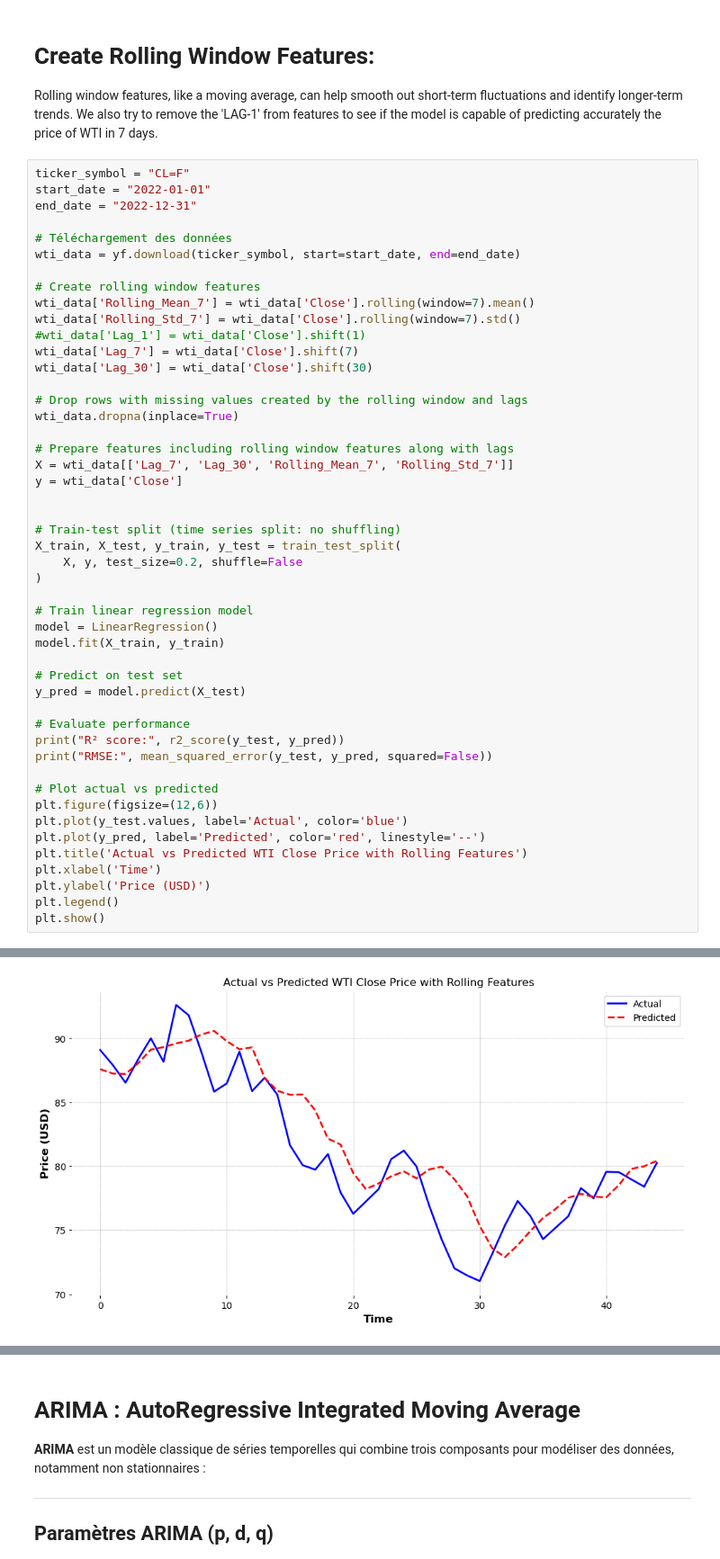
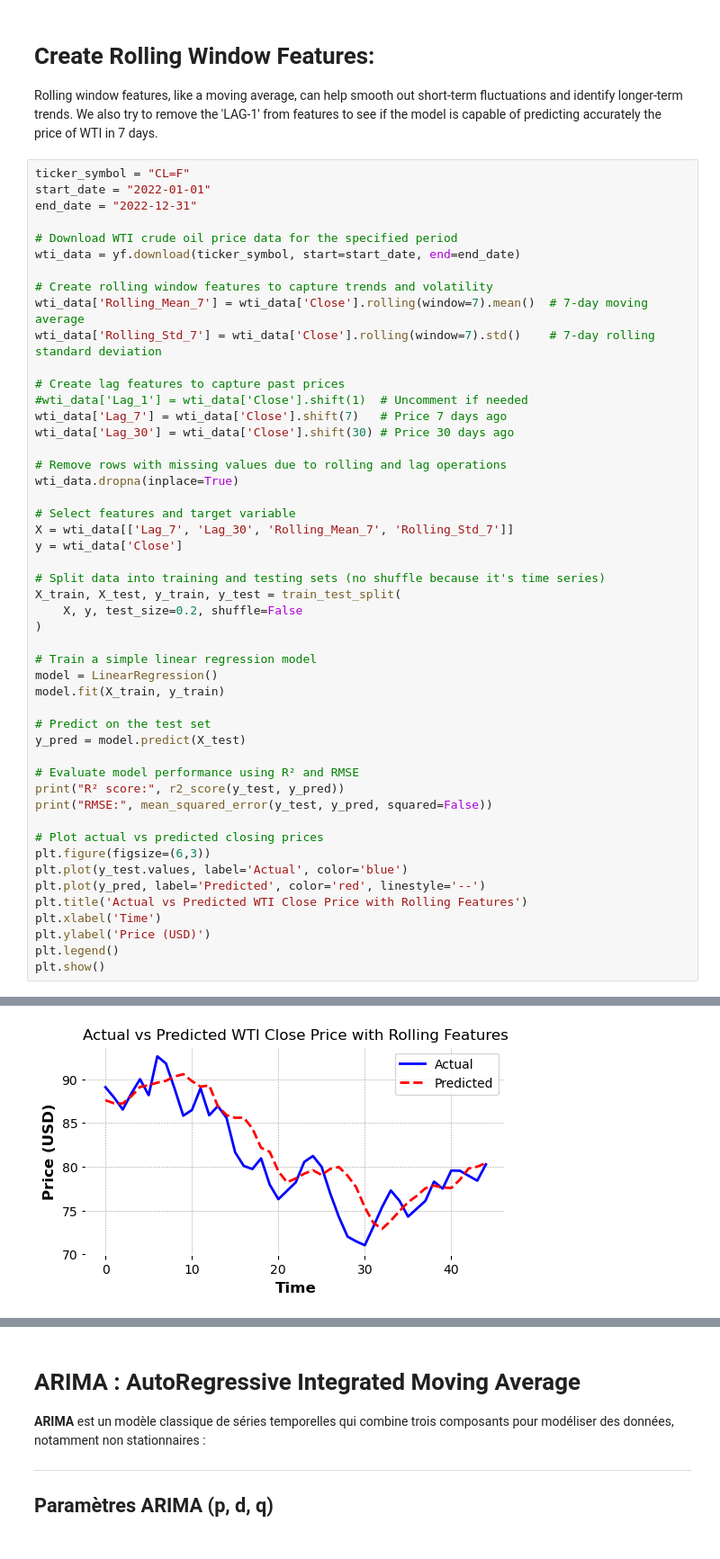
Before and after one commit to EKHARKHA/time-series-forecasting-WTI, a Jupyter notebook: code.ipynb, the cells around one changed output, grey strips where cells are left out. Shown at 90% size. Saved outputs shown, nothing was run; the diff lists cells and outputs as text.

```diff
--- a/code.ipynb
+++ b/code.ipynb
@@ -260,52 +282,53 @@ ticker_symbol = "CL=F"
 start_date = "2022-01-01"
 end_date = "2022-12-31"
 
-# Téléchargement des données
+# Download WTI crude oil price data for the specified period
 wti_data = yf.download(ticker_symbol, start=start_date, end=end_date)
 
-# Create rolling window features
-wti_data['Rolling_Mean_7'] = wti_data['Close'].rolling(window=7).mean()
-wti_data['Rolling_Std_7'] = wti_data['Close'].rolling(window=7).std()
-#wti_data['Lag_1'] = wti_data['Close'].shift(1)
-wti_data['Lag_7'] = wti_data['Close'].shift(7)
-wti_data['Lag_30'] = wti_data['Close'].shift(30)
+# Create rolling window features to capture trends and volatility
+wti_data['Rolling_Mean_7'] = wti_data['Close'].rolling(window=7).mean()  # 7-day moving average
+wti_data['Rolling_Std_7'] = wti_data['Close'].rolling(window=7).std()    # 7-day rolling standard deviation
 
-# Drop rows with missing values created by the rolling window and lags
+# Create lag features to capture past prices
+#wti_data['Lag_1'] = wti_data['Close'].shift(1)  # Uncomment if needed
+wti_data['Lag_7'] = wti_data['Close'].shift(7)   # Price 7 days ago
+wti_data['Lag_30'] = wti_data['Close'].shift(30) # Price 30 days ago
+
+# Remove rows with missing values due to rolling and lag operations
 wti_data.dropna(inplace=True)
 
-# Prepare features including rolling window features along with lags
+# Select features and target variable
 X = wti_data[['Lag_7', 'Lag_30', 'Rolling_Mean_7', 'Rolling_Std_7']]
 y = wti_data['Close']
 
-
-# Train-test split (time series split: no shuffling)
+# Split data into training and testing sets (no shuffle because it's time series)
 X_train, X_test, y_train, y_test = train_test_split(
     X, y, test_size=0.2, shuffle=False
 )
 
-# Train linear regression model
+# Train a simple linear regression model
 model = LinearRegression()
 model.fit(X_train, y_train)
 
-# Predict on test set
+# Predict on the test set
 y_pred = model.predict(X_test)
 
-# Evaluate performance
+# Evaluate model performance using R² and RMSE
 print("R² score:", r2_score(y_test, y_pred))
 print("RMSE:", mean_squared_error(y_test, y_pred, squared=False))
 
-# Plot actual vs predicted
-plt.figure(figsize=(12,6))
+# Plot actual vs predicted closing prices
+plt.figure(figsize=(6,3))
 plt.plot(y_test.values, label='Actual', color='blue')
 plt.plot(y_pred, label='Predicted', color='red', linestyle='--')
 plt.title('Actual vs Predicted WTI Close Price with Rolling Features')
 plt.xlabel('Time')
 plt.ylabel('Price (USD)')
 plt.legend()
 plt.show()
 # %% [output]
 [*********************100%***********************]  1 of 1 completed
 R² score: 0.7691841955304675
 RMSE: 2.7741690763107787
-[figure, old version]
+[figure, new version]
 # %% [markdown]
```
Also changed, not shown: parts of 23 cells of this notebook.
